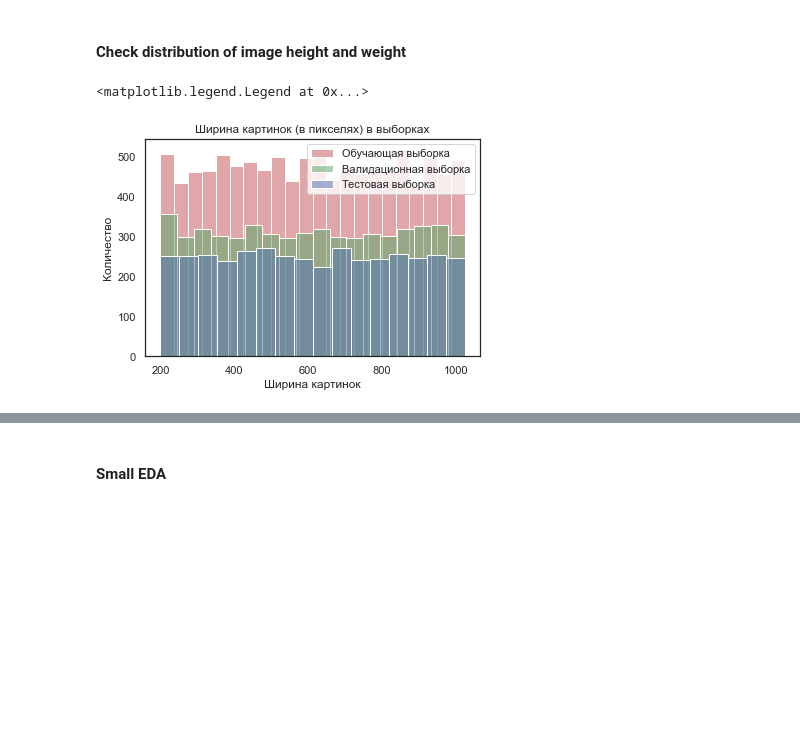
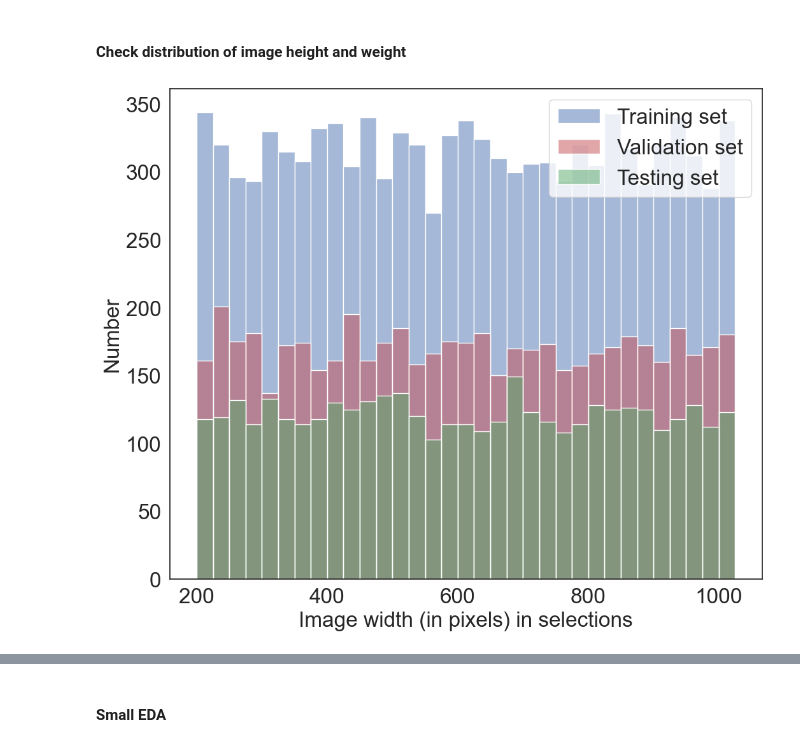
Before and after one commit to aimezina/tsp, a Jupyter notebook: notebooks/baseline.ipynb, the cells around one changed output, grey strips where cells are left out. Drawn from its saved outputs; the diff is of its cells as text; code cells hidden in the pictures; blank space fills up the shorter version.

```diff
--- a/notebooks/baseline.ipynb
+++ b/notebooks/baseline.ipynb
@@ -52,6 +54,8 @@ def set_seed_everything(seed: int):
     torch.backends.cudnn.benchmark = True
 
 set_seed_everything(SEED)
+# %%
+font_size = 24
 # %% [markdown]
 #### Set plot settings
 # %%
@@ -75,8 +83,8 @@ if os.path.exists('../kaggle'):
     DATA_PATH = os.path.abspath('/kaggle/input')
     dirname, _, filenames = os.walk(DATA_PATH)
 else:
-    DATA_PATH = os.path.abspath('../data/raw/tsp-cv')
-    dirname, filenames, _, _ = os.walk(os.path.abspath('../data/raw'))
+    DATA_PATH = os.path.abspath('../archive/tsp-cv')
+    dirname, filenames = os.walk(os.path.abspath('../archive/'))
 # %% [markdown]
 #### Define constant
 # %%
@@ -266,7 +277,7 @@ tabular_data
 # %%
-tsp_all = pd.read_csv(os.path.join(filenames[0], tabular_data[0]))
-test_data = pd.read_csv(os.path.join(filenames[0], tabular_data[1]))
-train_data = pd.read_csv(os.path.join(filenames[0], tabular_data[2]))
+tsp_all = pd.read_csv(os.path.join(filenames[0], tabular_data[2]))
+test_data = pd.read_csv(os.path.join(filenames[0], tabular_data[0]))
+train_data = pd.read_csv(os.path.join(filenames[0], tabular_data[1]))
 # %%
 tsp_all.head(2)
 # %% [output]
@@ -276,7 +287,7 @@ tsp_all.head(2)
 # %%
 # Merge "all" dataset to main by id and key
 train_data = pd.merge(tsp_all[['id', 'key']], train_data, how = 'inner', on = 'id')
-test_data = pd.merge(tsp_all[['id', 'key']], test_data, how = 'inner', on = 'id')
+test_data = pd.merge(tsp_all[['id', 'key', 'distance']], test_data, how = 'inner', on = 'id')
 # %%
 train_data.head(2)
 # %% [output]
@@ -383,14 +394,22 @@ assert image != f'KeyError: Object by index {label} not found'
 # %% [markdown]
 #### Check distribution of image height and weight
 # %%
-sns.histplot(train_data['weight'], label = 'Обучающая выборка', color='r', alpha = 0.5)
-sns.histplot(val_data['weight'], label = 'Валидационная выборка', color='g', alpha = 0.5)
-sns.histplot(test_data['weight'], label = 'Тестовая выборка', color='b', alpha = 0.5)
-plt.title('Ширина картинок (в пикселях) в выборках')
-plt.ylabel('Количество')
-plt.xlabel('Ширина картинок')
-plt.legend()
+
+import matplotlib
+
+sns.histplot(train_data['weight'], label = 'Training set', binwidth=25, color='b', alpha = 0.5)
+sns.histplot(val_data['weight'], label = 'Validation set', binwidth=25, color='r', alpha = 0.5)
+sns.histplot(test_data['weight'], label = 'Testing set', binwidth=25, color='g', alpha = 0.5)
+
+fig = matplotlib.pyplot.gcf()
+fig.set_size_inches(12, 10)
+# plt.title('Width of images (in pixels) in the sets')
+plt.xticks(fontsize=font_size)
+plt.yticks(fontsize=font_size)
+plt.ylabel('Number', fontsize=font_size)
+plt.xlabel('Image width (in pixels) in selections',fontsize=font_size)
+plt.legend(fontsize=font_size,)
+plt.savefig("width_dist.pdf")
 # %% [output]
-<matplotlib.legend.Legend at 0x...>
-[figure, old version]
+[figure, new version]
 # %%
```
Also changed, not shown: parts of 40 cells of this notebook.
